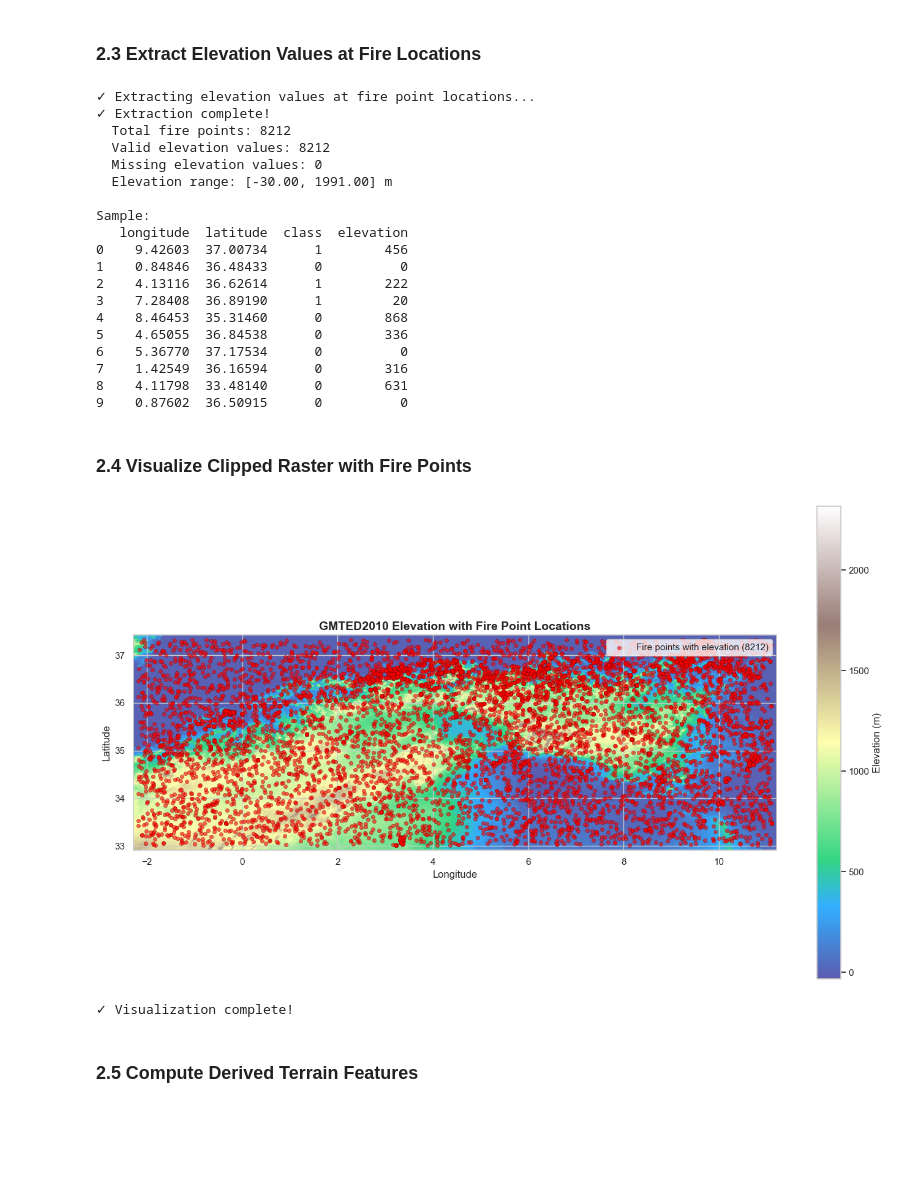
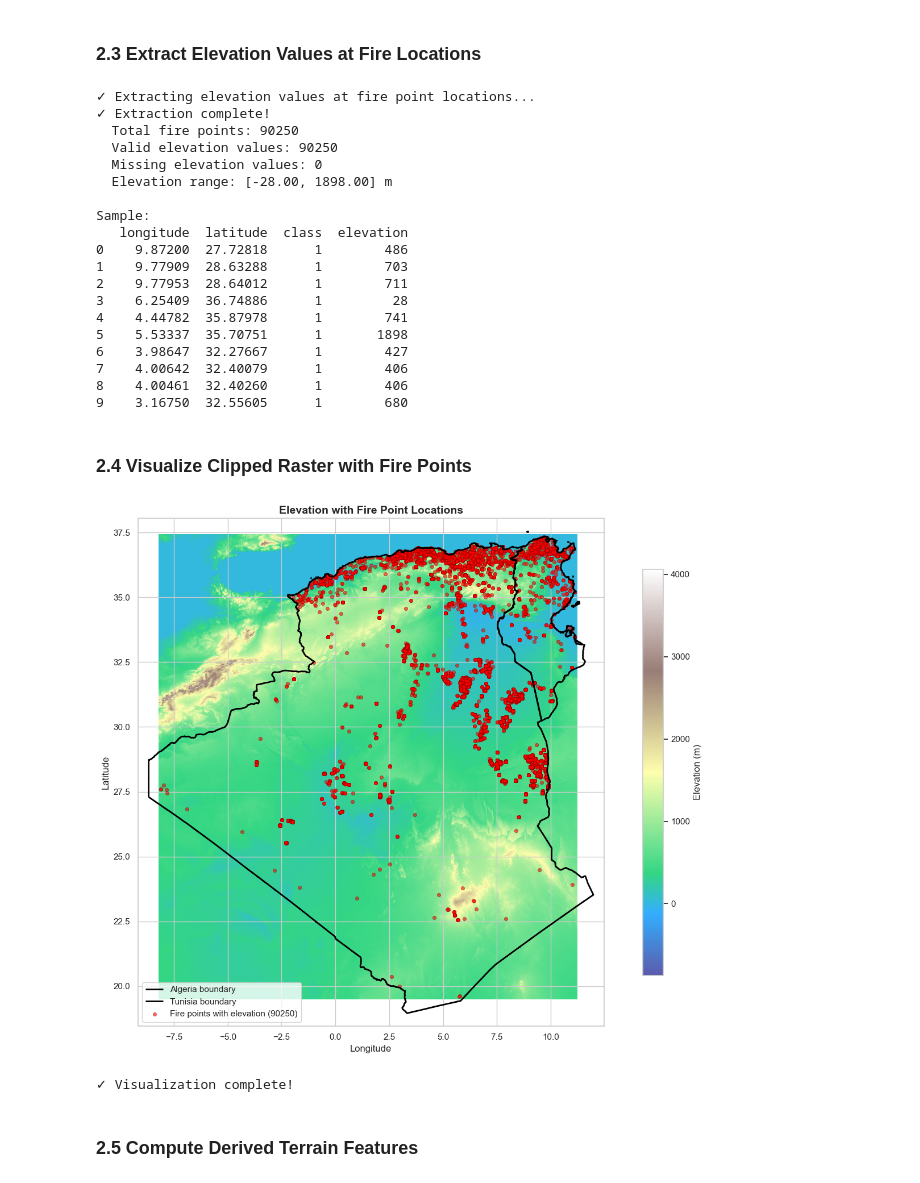
Before and after one commit to BESSAI-Tayeb/forest-fires-algeria-tunisia-analysis, a Jupyter notebook: analysis/elevation.ipynb, the cells around one changed output. Saved outputs shown, nothing was run; the diff lists cells and outputs as text; code cells hidden in the pictures; blank space fills up the shorter version.

```diff
--- a/analysis/elevation.ipynb
+++ b/analysis/elevation.ipynb
@@ -223,9 +223,15 @@ QUICK DATA ASSESSMENT
 
 ### 2.1 Load Fire Point Locations
 # %%
-# Load fire point locations
-fires_path = '../results/fires.csv'
-fires_df = pd.read_csv(fires_path)
+# Load fire point locations from algeria.csv and tunisia.csv
+algeria_path = "../dataset/fire_dataset/algeria.csv"
+tunisia_path = "../dataset/fire_dataset/tunisia.csv"
+algeria_df = pd.read_csv(algeria_path)
+tunisia_df = pd.read_csv(tunisia_path)
+fires_df = pd.concat([algeria_df, tunisia_df], ignore_index=True)
+
+# add a column class with value 1 to indicate fire points
+fires_df['class'] = 1
 
 print(f"✓ Loaded {len(fires_df)} fire points")
 print(f"  Columns: {list(fires_df.columns)}")
@@ -349,23 +355,23 @@ print(fires_df[['longitude', 'latitude', 'class', 'elevation']].head(10))
 # %% [output]
 ✓ Extracting elevation values at fire point locations...
 ✓ Extraction complete!
-  Total fire points: 8212
-  Valid elevation values: 8212
+  Total fire points: 90250
+  Valid elevation values: 90250
   Missing elevation values: 0
-  Elevation range: [-30.00, 1991.00] m
+  Elevation range: [-28.00, 1898.00] m
 
 Sample:
    longitude  latitude  class  elevation
-0    9.42603  37.00734      1        456
-1    0.84846  36.48433      0          0
-2    4.13116  36.62614      1        222
-3    7.28408  36.89190      1         20
-4    8.46453  35.31460      0        868
-5    4.65055  36.84538      0        336
-6    5.36770  37.17534      0          0
-7    1.42549  36.16594      0        316
-8    4.11798  33.48140      0        631
-9    0.87602  36.50915      0          0
+0    9.87200  27.72818      1        486
+1    9.77909  28.63288      1        703
+2    9.77953  28.64012      1        711
+3    6.25409  36.74886      1         28
+4    4.44782  35.87978      1        741
+5    5.53337  35.70751      1       1898
+6    3.98647  32.27667      1        427
+7    4.00642  32.40079      1        406
+8    4.00461  32.40260      1        406
+9    3.16750  32.55605      1        680
 # %% [markdown]
 ### 2.4 Visualize Clipped Raster with Fire Points
 # %%
@@ -373,36 +379,53 @@ fig, ax = plt.subplots(figsize=(14, 10))
 
 # Plot clipped elevation raster
 band1 = clipped_array[0].astype('float32')
 if raster_nodata is not None:
     band1[band1 == raster_nodata] = np.nan
 
 extent = plotting_extent(band1, transform=new_transform)
 im = ax.imshow(band1, cmap='terrain', extent=extent, origin='upper', alpha=0.8)
+
+# Load country boundaries from local land cover shapefiles
+algeria_boundary = gpd.read_file('../dataset/land_cover_dataset/algeria/dza_gc_adg.shp')
+tunisia_boundary = gpd.read_file('../dataset/land_cover_dataset/tunisia/tun_gc_adg.shp')
+
+# Dissolve to get country outline (merge all polygons into one boundary)
+algeria_outline = algeria_boundary.dissolve().boundary
+tunisia_outline = tunisia_boundary.dissolve().boundary
+
+# Plot country boundaries
+algeria_outline.plot(ax=ax, color='black', linewidth=2, label='Algeria boundary')
+tunisia_outline.plot(ax=ax, color='black', linewidth=2, label='Tunisia boundary')
 
 # Overlay fire points
 fires_with_elev = fires_df[fires_df['elevation'].notna()]
 fires_without_elev = fires_df[fires_df['elevation'].isna()]
 
 ax.scatter(fires_with_elev['longitude'], fires_with_elev['latitude'],
            c='red', s=20, alpha=0.6, edgecolors='darkred', linewidth=0.5,
            label=f'Fire points with elevation ({len(fires_with_elev)})')
 
 if len(fires_without_elev) > 0:
     ax.scatter(fires_without_elev['longitude'], fires_without_elev['latitude'],
                c='orange', s=20, alpha=0.6, marker='x',
                label=f'Fire points without elevation ({len(fires_without_elev)})')
 
+# Set axis limits to show only Algeria and Tunisia
+combined_bounds = gpd.GeoDataFrame(pd.concat([algeria_boundary, tunisia_boundary])).total_bounds
+ax.set_xlim(combined_bounds[0] - 0.5, combined_bounds[2] + 0.5)
+ax.set_ylim(combined_bounds[1] - 0.5, combined_bounds[3] + 0.5)
+
 ax.set_xlabel('Longitude', fontsize=12)
 ax.set_ylabel('Latitude', fontsize=12)
-ax.set_title('GMTED2010 Elevation with Fire Point Locations', fontsize=14, fontweight='bold')
-ax.legend(loc='upper right')
+ax.set_title('Elevation with Fire Point Locations', fontsize=14, fontweight='bold')
+ax.legend(loc='lower left')
 fig.colorbar(im, ax=ax, label='Elevation (m)', shrink=0.8)
 plt.tight_layout()
 plt.show()
 
 print(f"✓ Visualization complete!")
 # %% [output]
-[figure, old version]
+[figure, new version]
 ✓ Visualization complete!
 # %% [markdown]
 ### 2.5 Compute Derived Terrain Features
```
Also changed, not shown: parts of 15 cells of this notebook, 6 other files.
